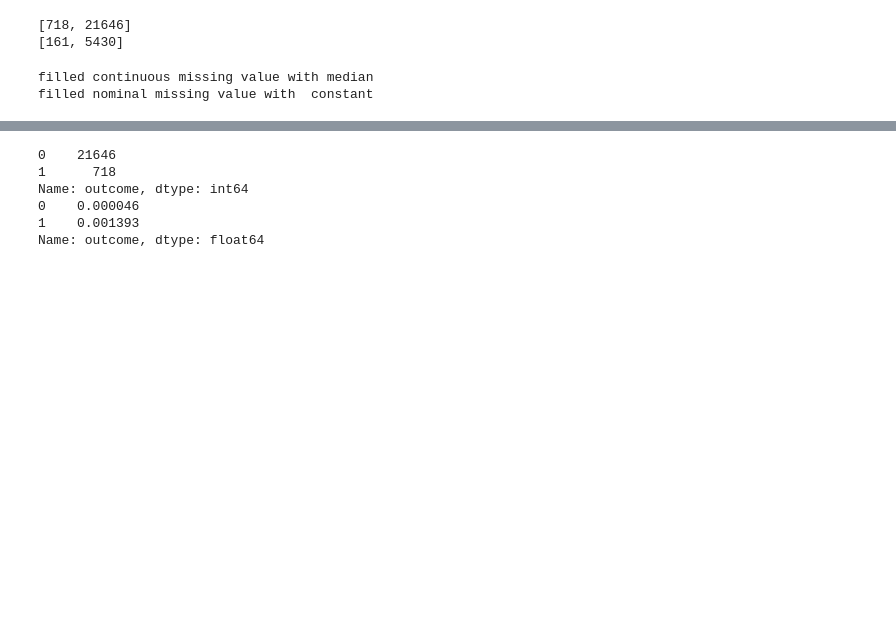
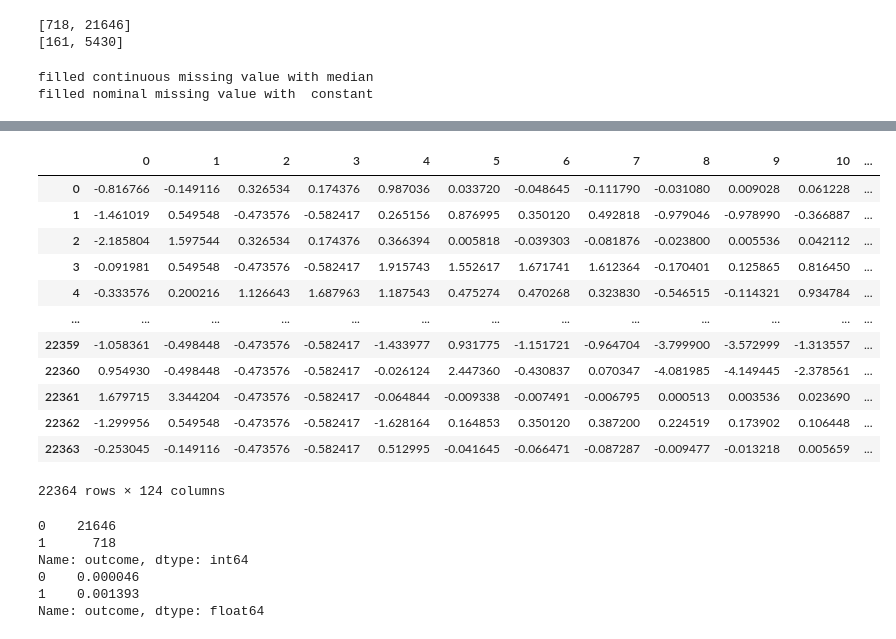
Before and after one commit to libao3128/Periprosthetic-Joint-Infection-Diagnosis-by-Multiple-Machine-Learning-Model, a Jupyter notebook: CNN.ipynb, the cells around one changed output, grey strips where cells are left out. Drawn from its saved outputs; the diff is of its cells as text; code cells hidden in the pictures; blank space fills up the shorter version.

```diff
--- a/CNN.ipynb
+++ b/CNN.ipynb
@@ -135,3 +101,19 @@ def raw_to_image(X):
+# %%
+train_X
+# %% [output]
+|  | 0 | 1 | 2 | 3 | 4 | 5 | 6 | 7 | 8 | 9 | 10 | ... |
+| 0 | -0.816766 | -0.149116 | 0.326534 | 0.174376 | 0.987036 | 0.033720 | -0.048645 | -0.111790 | -0.031080 | 0.009028 | 0.061228 | ... |
+| 1 | -1.461019 | 0.549548 | -0.473576 | -0.582417 | 0.265156 | 0.876995 | 0.350120 | 0.492818 | -0.979046 | -0.978990 | -0.366887 | ... |
+| 2 | -2.185804 | 1.597544 | 0.326534 | 0.174376 | 0.366394 | 0.005818 | -0.039303 | -0.081876 | -0.023800 | 0.005536 | 0.042112 | ... |
+| 3 | -0.091981 | 0.549548 | -0.473576 | -0.582417 | 1.915743 | 1.552617 | 1.671741 | 1.612364 | -0.170401 | 0.125865 | 0.816450 | ... |
+| 4 | -0.333576 | 0.200216 | 1.126643 | 1.687963 | 1.187543 | 0.475274 | 0.470268 | 0.323830 | -0.546515 | -0.114321 | 0.934784 | ... |
+| ... | ... | ... | ... | ... | ... | ... | ... | ... | ... | ... | ... | ... |
+| 22359 | -1.058361 | -0.498448 | -0.473576 | -0.582417 | -1.433977 | 0.931775 | -1.151721 | -0.964704 | -3.799900 | -3.572999 | -1.313557 | ... |
+| 22360 | 0.954930 | -0.498448 | -0.473576 | -0.582417 | -0.026124 | 2.447360 | -0.430837 | 0.070347 | -4.081985 | -4.149445 | -2.378561 | ... |
+| 22361 | 1.679715 | 3.344204 | -0.473576 | -0.582417 | -0.064844 | -0.009338 | -0.007491 | -0.006795 | 0.000513 | 0.003536 | 0.023690 | ... |
+| 22362 | -1.299956 | 0.549548 | -0.473576 | -0.582417 | -1.628164 | 0.164853 | 0.350120 | 0.387200 | 0.224519 | 0.173902 | 0.106448 | ... |
+| 22363 | -0.253045 | -0.149116 | -0.473576 | -0.582417 | 0.512995 | -0.041645 | -0.066471 | -0.087287 | -0.009477 | -0.013218 | 0.005659 | ... |
+22364 rows × 124 columns
 # %%
 def y_onehot(y):
     mapped = []
```
Also changed, not shown: parts of 11 cells of this notebook, 1 other file.
